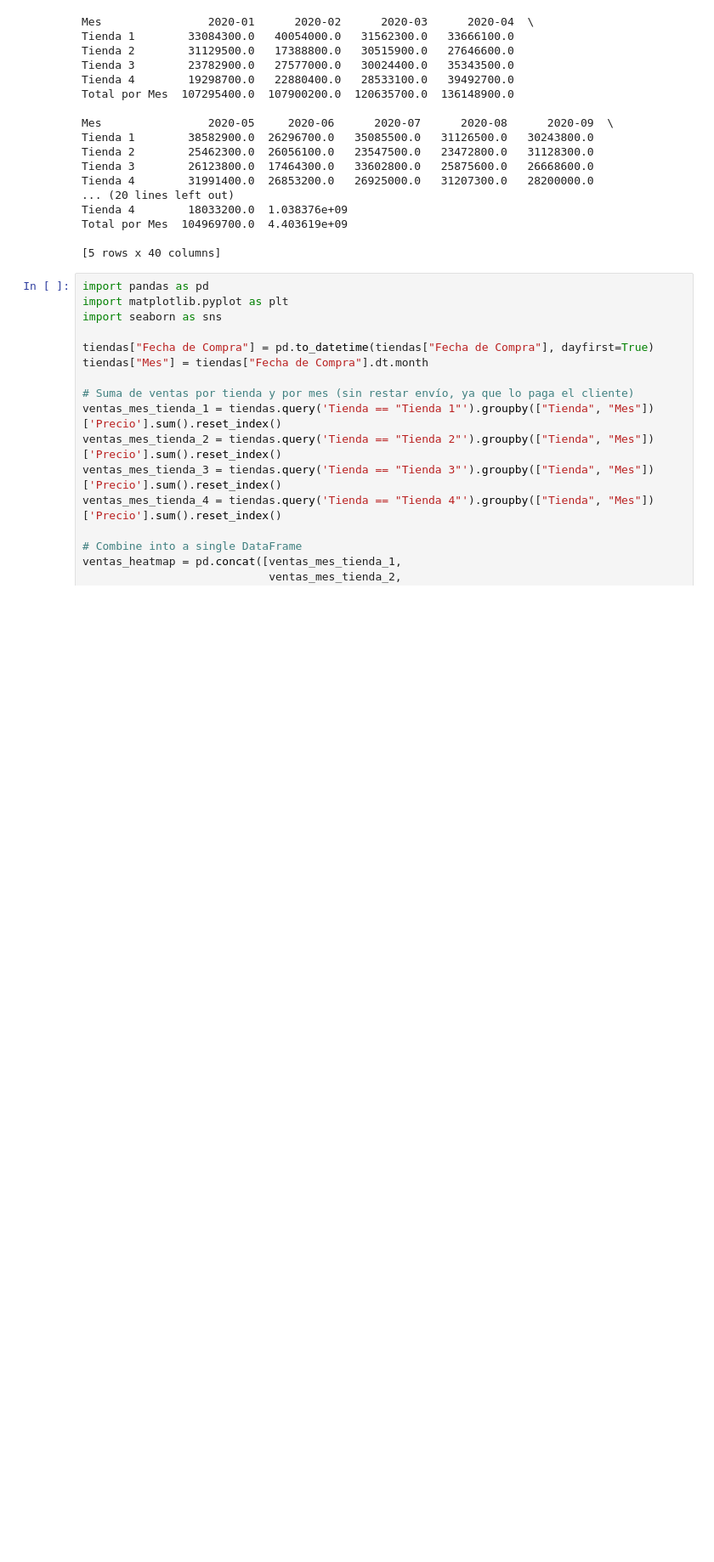
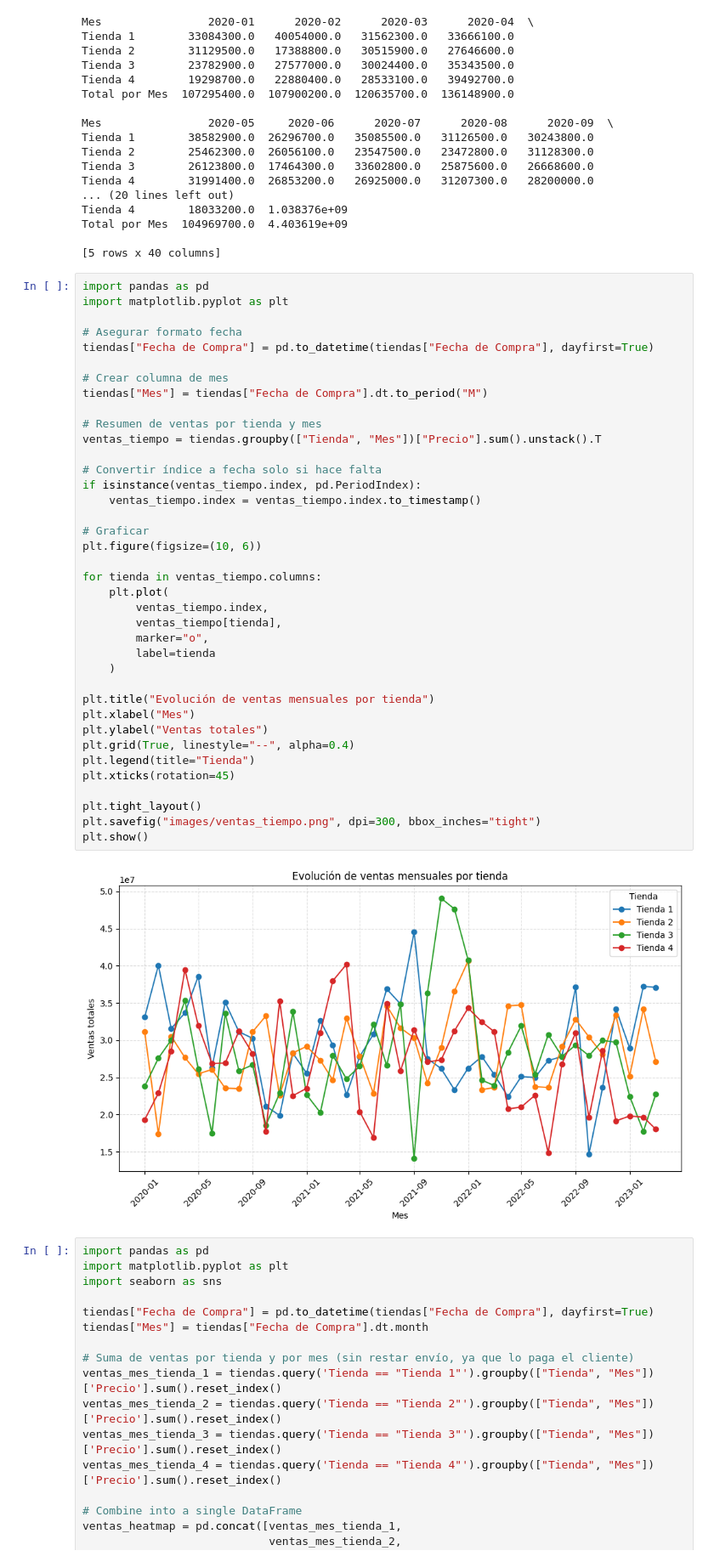
Before and after one commit to cluis0/ALURA-CHALLENGE-ALURASTORE, a Jupyter notebook: AluraStoreLatam.ipynb, the cells around one changed output. Shown at 85% size. Cells and saved outputs as stored; diff of their text form; blank space fills up the shorter version.

```diff
--- a/AluraStoreLatam.ipynb
+++ b/AluraStoreLatam.ipynb
@@ -759,6 +829,46 @@ Tienda 4        18033200.0  1.038376e+09
 Total por Mes  104969700.0  4.403619e+09
 
 [5 rows x 40 columns]
+# %%
+import pandas as pd
+import matplotlib.pyplot as plt
+
+# Asegurar formato fecha
+tiendas["Fecha de Compra"] = pd.to_datetime(tiendas["Fecha de Compra"], dayfirst=True)
+
+# Crear columna de mes
+tiendas["Mes"] = tiendas["Fecha de Compra"].dt.to_period("M")
+
+# Resumen de ventas por tienda y mes
+ventas_tiempo = tiendas.groupby(["Tienda", "Mes"])["Precio"].sum().unstack().T
+
+# Convertir índice a fecha solo si hace falta
+if isinstance(ventas_tiempo.index, pd.PeriodIndex):
+    ventas_tiempo.index = ventas_tiempo.index.to_timestamp()
+
+# Graficar
+plt.figure(figsize=(10, 6))
+
+for tienda in ventas_tiempo.columns:
+    plt.plot(
+        ventas_tiempo.index,
+        ventas_tiempo[tienda],
+        marker="o",
+        label=tienda
+    )
+
+plt.title("Evolución de ventas mensuales por tienda")
+plt.xlabel("Mes")
+plt.ylabel("Ventas totales")
+plt.grid(True, linestyle="--", alpha=0.4)
+plt.legend(title="Tienda")
+plt.xticks(rotation=45)
+
+plt.tight_layout()
+plt.savefig("images/ventas_tiempo.png", dpi=300, bbox_inches="tight")
+plt.show()
+# %% [output]
+[figure, added]
 # %%
 import pandas as pd
 import matplotlib.pyplot as plt
```
Also changed, not shown: parts of 5 cells of this notebook.
